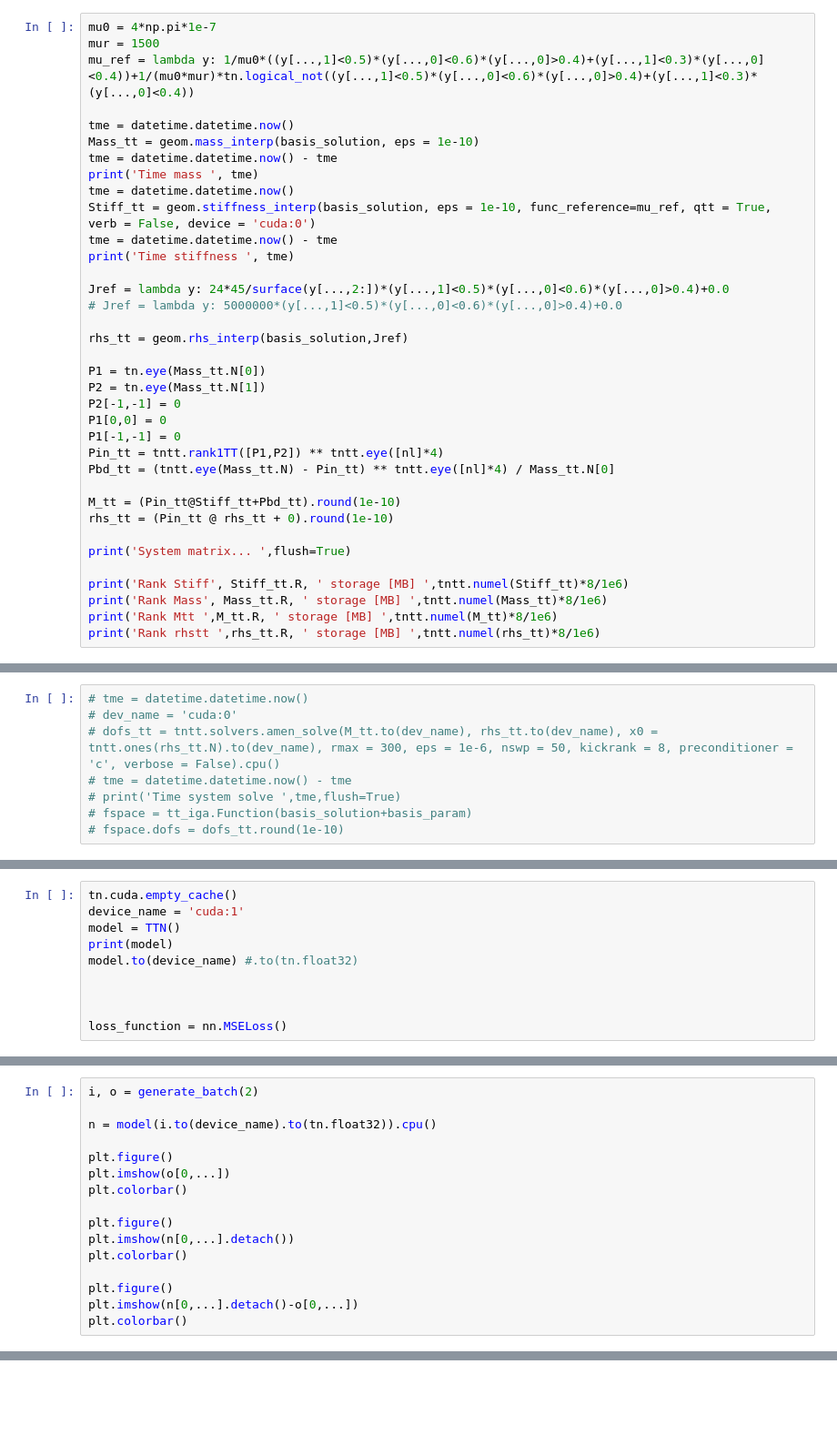
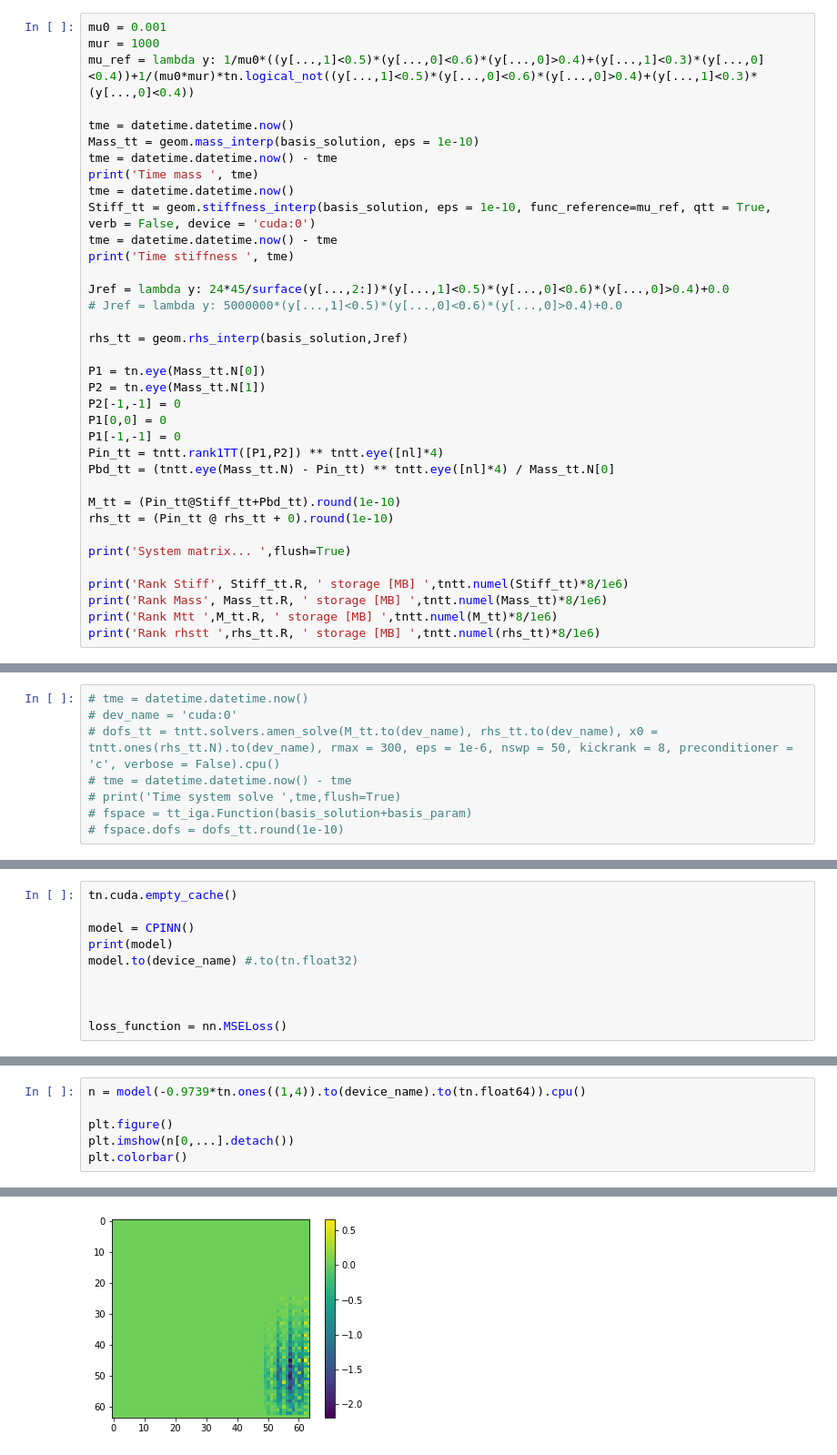
Before and after one commit to ion-g-ion/tt-iga, a Jupyter notebook: examples/quad_param_ann_3.ipynb, the cells around one changed output, grey strips where cells are left out. Shown at 91% size. Saved outputs shown, nothing was run; the diff lists cells and outputs as text; blank space fills up the shorter version.

Commit message:
added model

```diff
--- a/examples/quad_param_ann_3.ipynb
+++ b/examples/quad_param_ann_3.ipynb
@@ -130,8 +130,8 @@ nl = 10
 basis_param = [tt_iga.lagrange.LagrangeLeg(nl,[-var1,var1]), tt_iga.lagrange.LagrangeLeg(nl,[-var2,var2]), tt_iga.lagrange.LagrangeLeg(nl,[-var3,var3]), tt_iga.lagrange.LagrangeLeg(nl,[-var4,var4])]
 geom = tt_iga.PatchNURBS.interpolate_parameter_dependent(control_points, weights, basis, basis_param, eps = 1e-13)
 # %%
-mu0 = 4*np.pi*1e-7
-mur = 1500
+mu0 = 0.001
+mur = 1000
 mu_ref = lambda y: 1/mu0*((y[...,1]<0.5)*(y[...,0]<0.6)*(y[...,0]>0.4)+(y[...,1]<0.3)*(y[...,0]<0.4))+1/(mu0*mur)*tn.logical_not((y[...,1]<0.5)*(y[...,0]<0.6)*(y[...,0]>0.4)+(y[...,1]<0.3)*(y[...,0]<0.4))
 
 tme = datetime.datetime.now()
@@ -259,8 +320,8 @@ class TTN(nn.Module):
         return x.view([-1,64,64])
 # %%
 tn.cuda.empty_cache()
-device_name = 'cuda:1'
-model = TTN()
+
+model = CPINN()
 print(model)
 model.to(device_name) #.to(tn.float32)
 
@@ -337,16 +443,7 @@ for epoch in range(n_epochs):
 # %%
-i, o = generate_batch(2)
-
-n = model(i.to(device_name).to(tn.float32)).cpu()
-
-plt.figure()
-plt.imshow(o[0,...])
-plt.colorbar()
+n = model(-0.9739*tn.ones((1,4)).to(device_name).to(tn.float64)).cpu()
 
 plt.figure()
 plt.imshow(n[0,...].detach())
 plt.colorbar()
-
-plt.figure()
-plt.imshow(n[0,...].detach()-o[0,...])
-plt.colorbar()
+# %% [output]
@@ -353,2 +451,3 @@ plt.colorbar()
+[figure, added]
 # %%
 sum([ tn.numel(t) for t in list(model.parameters())])
```
Also changed, not shown: parts of 7 cells of this notebook, 2 other files.
